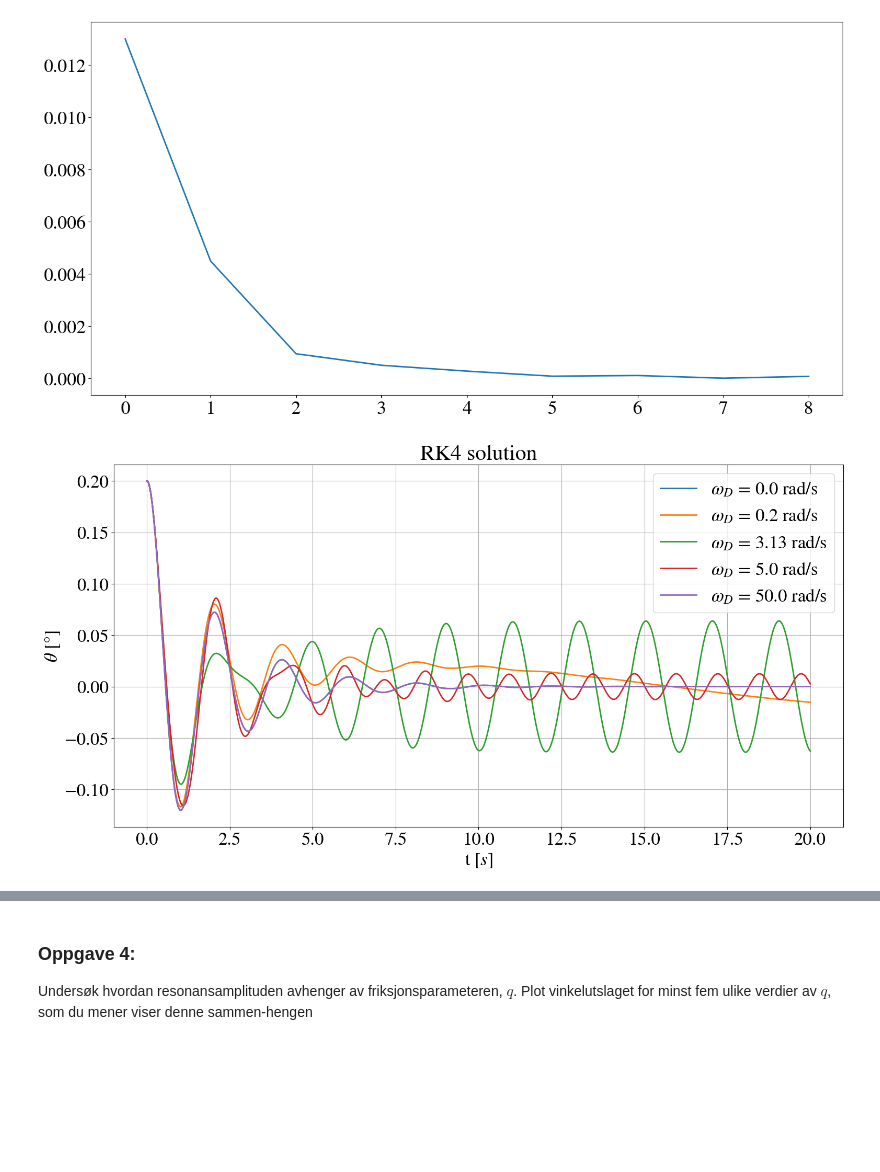
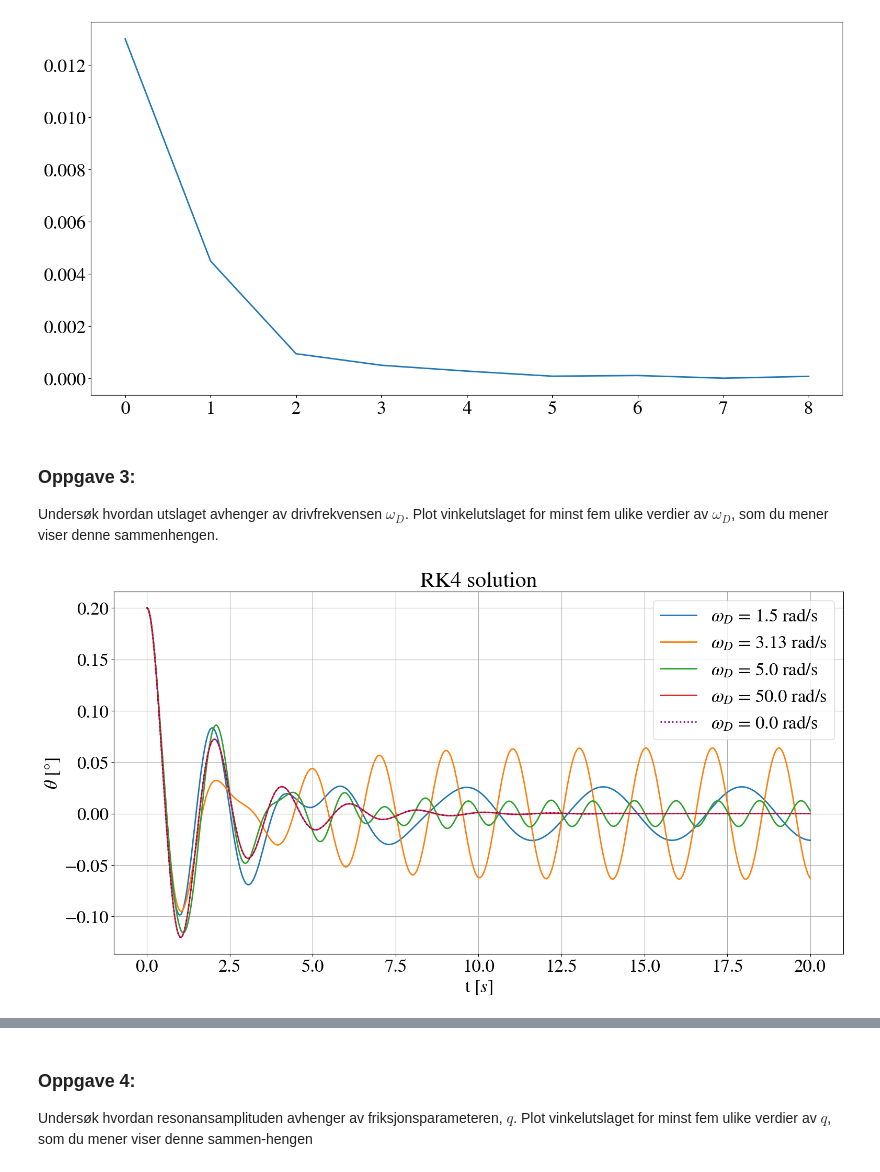
Before and after one commit to Oliver-BS/TFY4163-numerical-project, a Jupyter notebook: main.ipynb, the cells around one changed output, grey strips where cells are left out. Drawn from its saved outputs; the diff is of its cells as text; code cells hidden in the pictures; blank space fills up the shorter version.

Commit message:
Oppgave 3-FINAL DRAFT

```diff
--- a/main.ipynb
+++ b/main.ipynb
@@ -272,36 +272,40 @@ plt.plot()
 # %% [output]
 []
 [figure]
+# %% [markdown]
+### Oppgave 3:
+
+Undersøk hvordan utslaget avhenger av drivfrekvensen $\omega_D$. Plot vinkelutslaget for minst fem ulike verdier av $\omega_D$, som du mener viser denne sammenhengen.
 # %%
-omega_D = np.array([0, 0.2, np.sqrt(9.81), 5, 50])
-
-
+omega_D = np.array([0, 1.5, np.sqrt(9.81), 5, 50]) #Velger 4 ulike verdier for omega_D
 
 parameters = {
     "l": 1,  # m - Lengden av snora
     "g": 9.8,  # m/s^2 - Tyngdeakselerasjon
     "theta_0": 0.2,  # rad - Initial vinkel med hensyn til vertikalen
     "theta_dot_0": 0.0,  # rad/s - Initial vinkelhastighet
     "q": 1.0,  # Hz - Friksjonsparameter
     "omega_D": 3.13,  # rad/s - FD_mlens vinkelfrekvens
     "FD_ml": 0.2,  # s^-2 - FD_ml
     "T": 20 # s - Tidsintervall
 }
 
-val = []
+val = [] # lagrer data for hver omega_D
 for i in omega_D:
     parameters["omega_D"] = i
     theta_R, w_r, t = RK4_method(equation, parameters, dt=0.01)
     val.append((theta_R, w_r))
 
 
-for i in range(len(omega_D)):
+for i in range(1, len(omega_D)): # plot alle 5 omega_D verdier
     plt.plot(t, val[i][0], label=r"$\omega_D$ = "+str(round(omega_D[i], 2)) + " rad/s")
+plt.plot(t, val[0][0], label=r"$\omega_D$ = "+str(round(omega_D[0], 2)) + " rad/s", ls="dotted", color="purple")
+
 plt.title('RK4 solution')
 plt.xlabel(r't $[s]$')
 plt.ylabel(r'$\theta$ $[\degree]$')
 plt.legend()
 plt.grid()
 plt.show()
 # %% [output]
-[figure, old version]
+[figure, new version]
```
Also changed, not shown: parts of 3 cells of this notebook.
